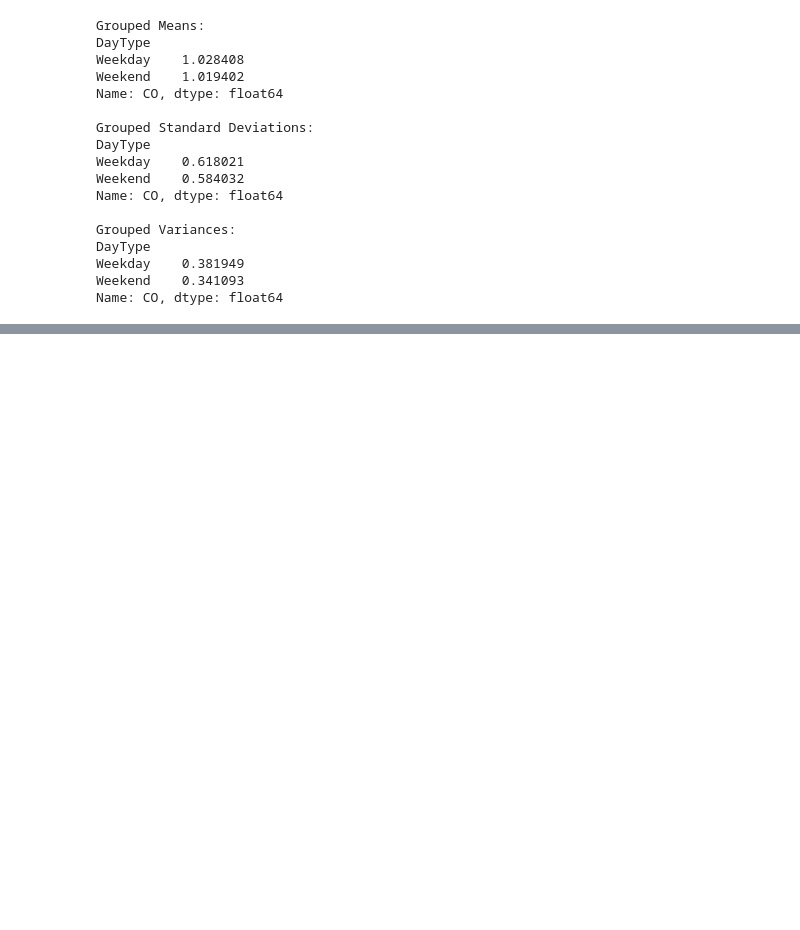
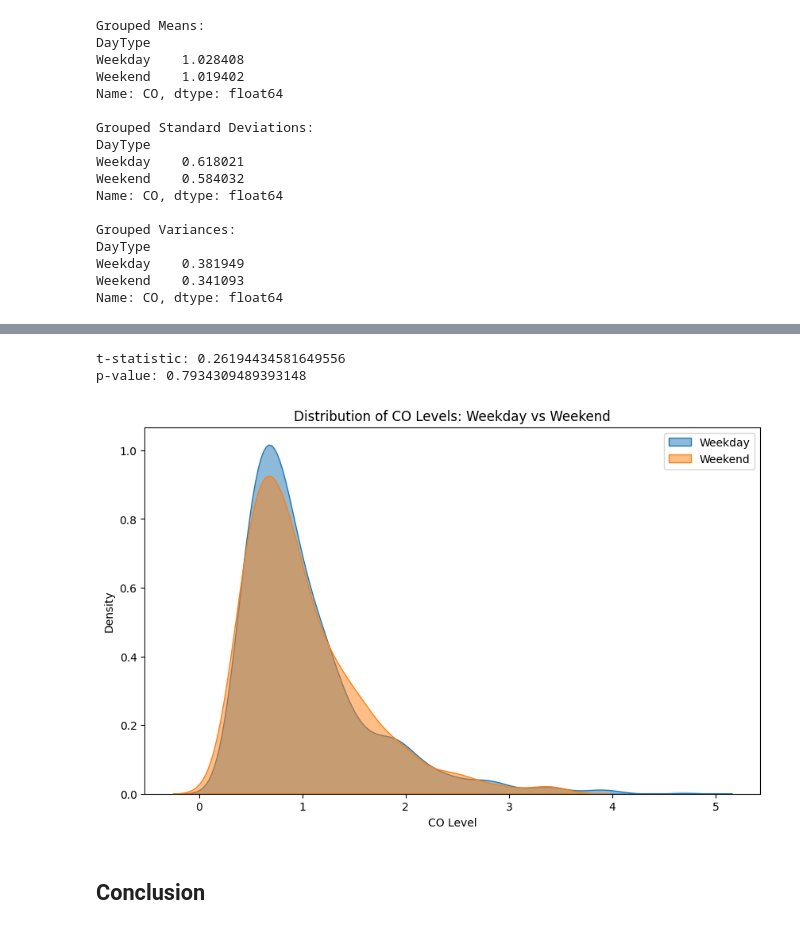
Before and after one commit to jfleege/delhi-air-quality-analysis, a Jupyter notebook: new-dehli-air-project.ipynb, the cells around one changed output, grey strips where cells are left out. Cells and saved outputs as stored; diff of their text form; code cells hidden in the pictures; blank space fills up the shorter version.

```diff
--- a/new-dehli-air-project.ipynb
+++ b/new-dehli-air-project.ipynb
@@ -94,0 +133,28 @@ Name: CO, dtype: float64
+# %%
+from scipy.stats import ttest_ind
+
+week_CO = df[df["DayType"] == "Weekday"]["CO"]
+weekend_CO = df[df["DayType"] == "Weekend"]["CO"]
+
+t_stat, p_val = ttest_ind(week_CO, weekend_CO, equal_var=False)  # t-test
+print("t-statistic:", t_stat)
+print("p-value:", p_val)
+# %% [output]
+t-statistic: 0.26194434581649556
+p-value: 0.7934309489393148
+# %%
+# Setup/formatting
+plt.figure(figsize=(10, 6))
+sns.kdeplot(data=df[df['DayType'] == 'Weekday'], x='CO', fill=True, label='Weekday', alpha=0.5)
+sns.kdeplot(data=df[df['DayType'] == 'Weekend'], x='CO', fill=True, label='Weekend', alpha=0.5)
+
+# Labels for graph
+plt.title('Distribution of CO Levels: Weekday vs Weekend')
+plt.xlabel('CO Level')
+plt.ylabel('Density')
+plt.legend()
+plt.show()
+# %% [output]
+[figure, added]
+# %% [markdown]
+## Conclusion
```
Also changed, not shown: parts of 13 cells of this notebook.
